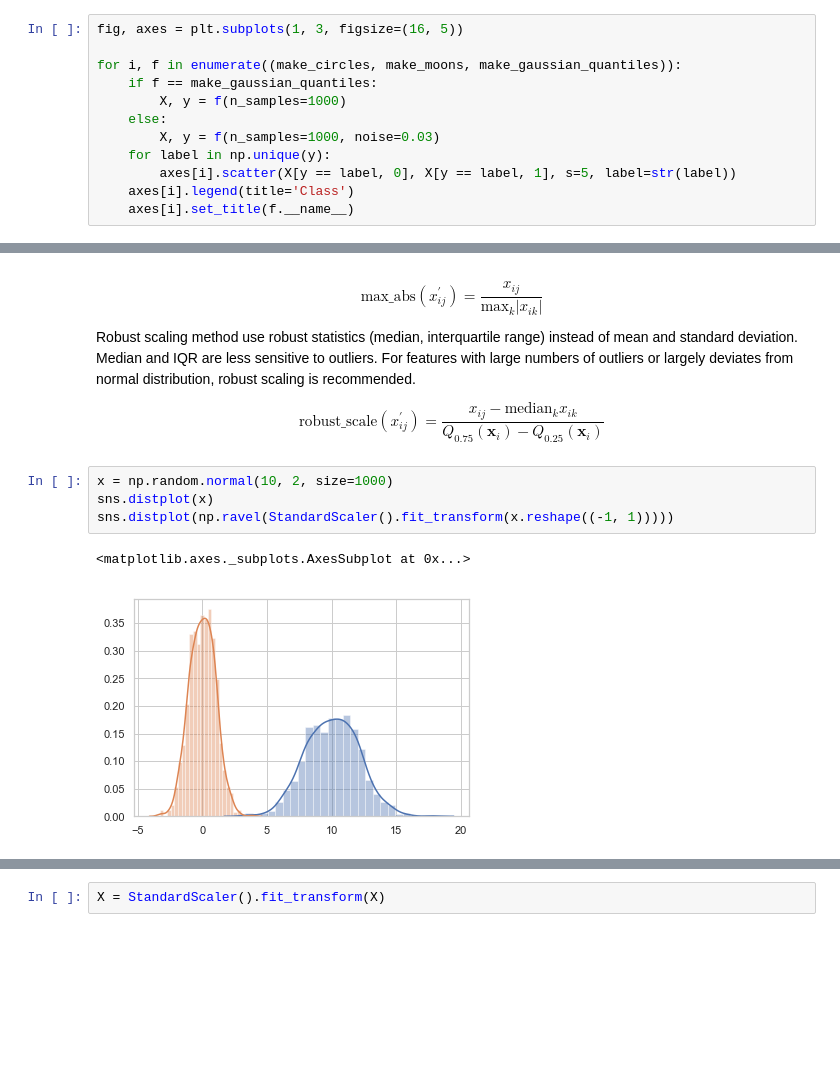
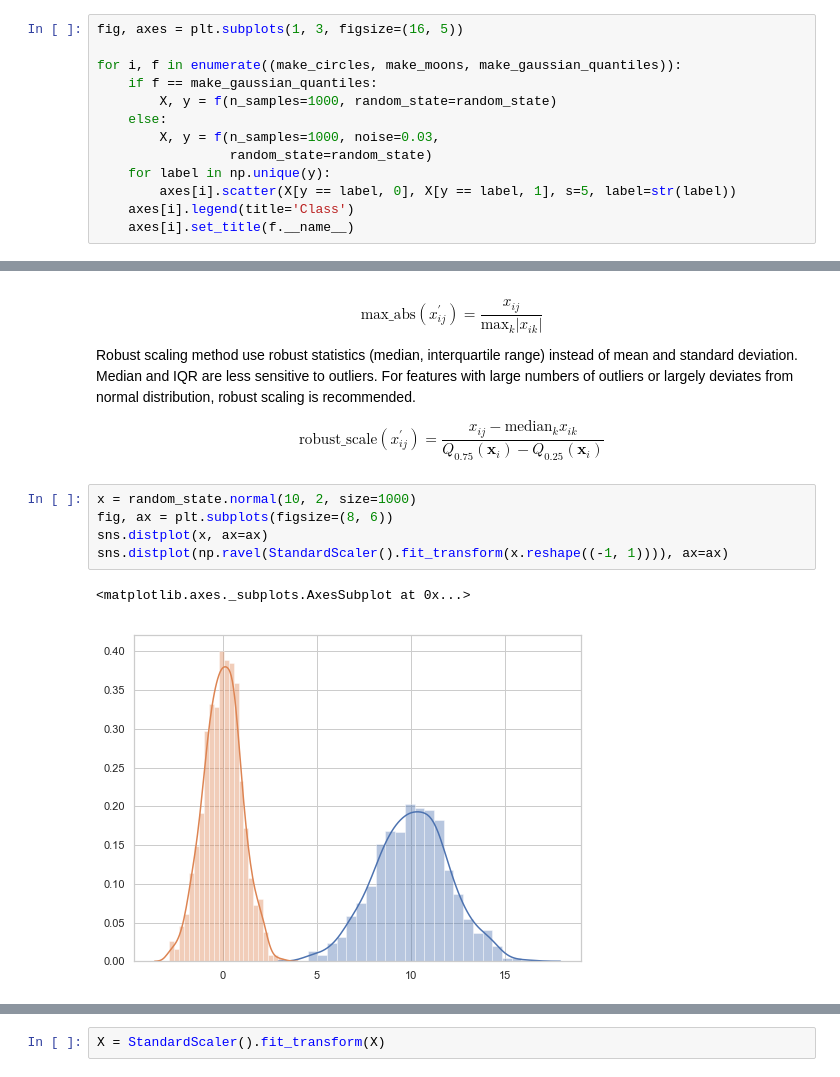
Before and after one commit to sherkinglee/training_book, a Jupyter notebook: part-iii.-advanced-bioinfo-analyses/1.machine-learning-basics.ipynb, the cells around one changed output, grey strips where cells are left out. Saved outputs shown, nothing was run; the diff lists cells and outputs as text; blank space fills up the shorter version.

```diff
--- a/part-iii.-advanced-bioinfo-analyses/1.machine-learning-basics.ipynb
+++ b/part-iii.-advanced-bioinfo-analyses/1.machine-learning-basics.ipynb
@@ -169,9 +173,10 @@ fig, axes = plt.subplots(1, 3, figsize=(16, 5))
 
 for i, f in enumerate((make_circles, make_moons, make_gaussian_quantiles)):
     if f == make_gaussian_quantiles:
-        X, y = f(n_samples=1000)
+        X, y = f(n_samples=1000, random_state=random_state)
     else:
-        X, y = f(n_samples=1000, noise=0.03)
+        X, y = f(n_samples=1000, noise=0.03,
+                 random_state=random_state)
     for label in np.unique(y):
         axes[i].scatter(X[y == label, 0], X[y == label, 1], s=5, label=str(label))
     axes[i].legend(title='Class')
@@ -310,12 +315,13 @@ robust scaling is recommended.
 $$ \text{robust_scale}(x_{ij}^{'}) = \frac{x_{ij} - \text{median}_k x_{ik}}
 {Q_{0.75}(\mathbf{x}_i) - Q_{0.25}(\mathbf{x}_i)} $$
 # %%
-x = np.random.normal(10, 2, size=1000)
-sns.distplot(x)
-sns.distplot(np.ravel(StandardScaler().fit_transform(x.reshape((-1, 1)))))
+x = random_state.normal(10, 2, size=1000)
+fig, ax = plt.subplots(figsize=(8, 6))
+sns.distplot(x, ax=ax)
+sns.distplot(np.ravel(StandardScaler().fit_transform(x.reshape((-1, 1)))), ax=ax)
 # %% [output]
 <matplotlib.axes._subplots.AxesSubplot at 0x...>
-[figure, old version]
+[figure, new version]
 # %%
 # Generate features with different distribution
 x = np.zeros((1000, 4))
```
Also changed, not shown: parts of 21 cells of this notebook, 27 other files.
